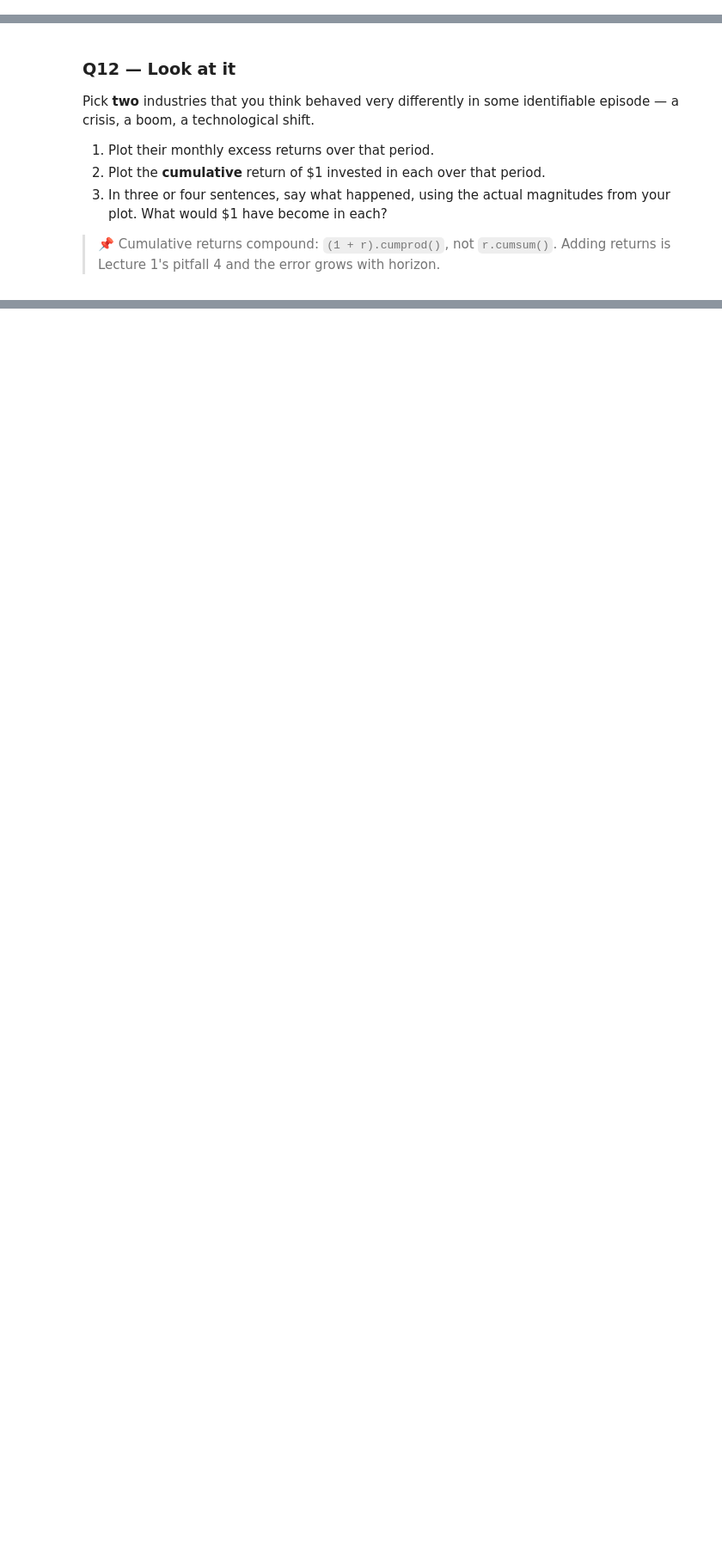
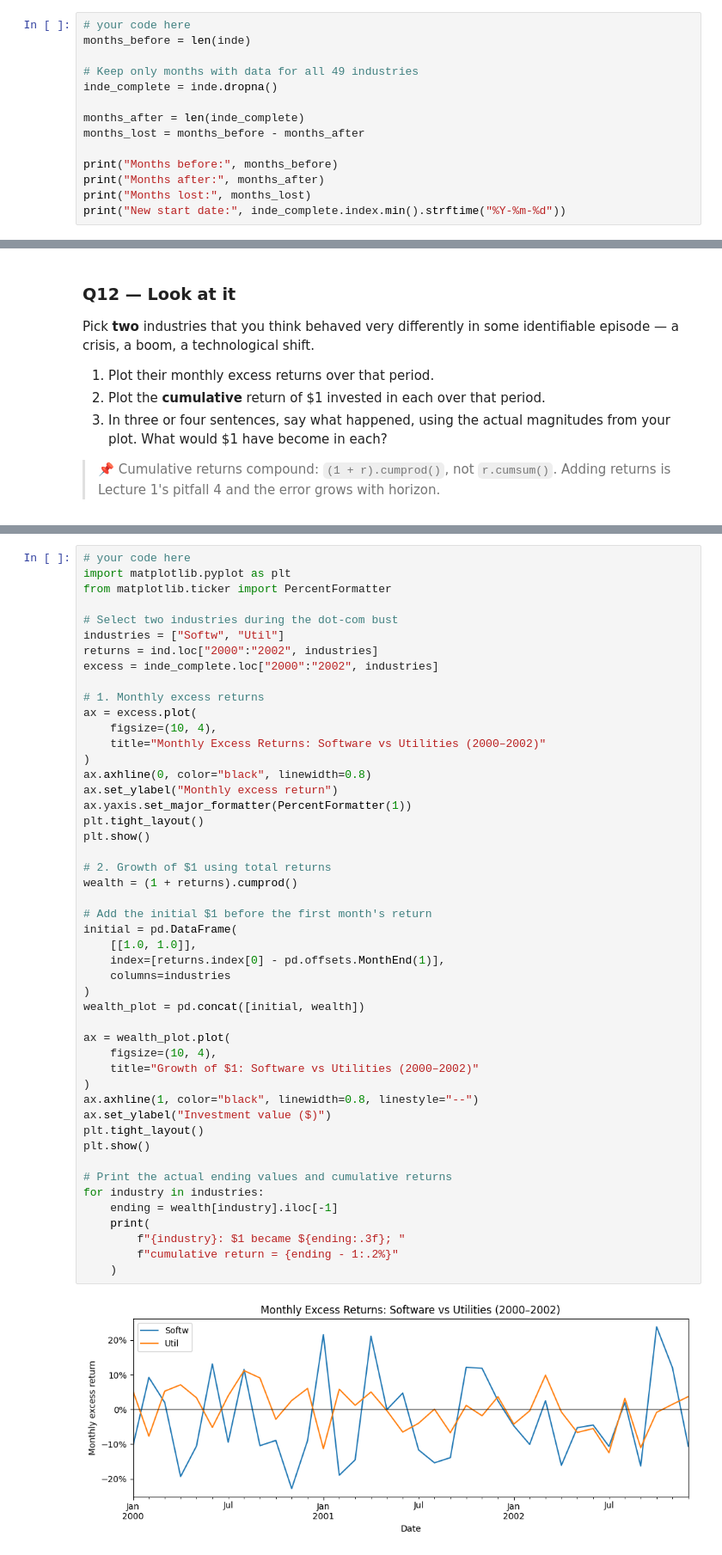
Before and after one commit to huangfu0411/harry-s-respository, a Jupyter notebook: chapters/Assignments/A1_Python_and_Pandas_AI.ipynb, the cells around one changed output, grey strips where cells are left out. Shown at 86% size. Drawn from its saved outputs; the diff is of its cells as text; blank space fills up the shorter version.

```diff
--- a/chapters/Assignments/A1_Python_and_Pandas_AI.ipynb
+++ b/chapters/Assignments/A1_Python_and_Pandas_AI.ipynb
@@ -343,0 +417,14 @@ sample now starts**.
+# %%
+# your code here
+months_before = len(inde)
+
+# Keep only months with data for all 49 industries
+inde_complete = inde.dropna()
+
+months_after = len(inde_complete)
+months_lost = months_before - months_after
+
+print("Months before:", months_before)
+print("Months after:", months_after)
+print("Months lost:", months_lost)
+print("New start date:", inde_complete.index.min().strftime("%Y-%m-%d"))
@@ -393,0 +554,50 @@ identifiable episode — a crisis, a boom, a technological shift.
+# %%
+# your code here
+import matplotlib.pyplot as plt
+from matplotlib.ticker import PercentFormatter
+
+# Select two industries during the dot-com bust
+industries = ["Softw", "Util"]
+returns = ind.loc["2000":"2002", industries]
+excess = inde_complete.loc["2000":"2002", industries]
+
+# 1. Monthly excess returns
+ax = excess.plot(
+    figsize=(10, 4),
+    title="Monthly Excess Returns: Software vs Utilities (2000–2002)"
+)
+ax.axhline(0, color="black", linewidth=0.8)
+ax.set_ylabel("Monthly excess return")
+ax.yaxis.set_major_formatter(PercentFormatter(1))
+plt.tight_layout()
+plt.show()
+
+# 2. Growth of $1 using total returns
+wealth = (1 + returns).cumprod()
+
+# Add the initial $1 before the first month's return
+initial = pd.DataFrame(
+    [[1.0, 1.0]],
+    index=[returns.index[0] - pd.offsets.MonthEnd(1)],
+    columns=industries
+)
+wealth_plot = pd.concat([initial, wealth])
+
+ax = wealth_plot.plot(
+    figsize=(10, 4),
+    title="Growth of $1: Software vs Utilities (2000–2002)"
+)
+ax.axhline(1, color="black", linewidth=0.8, linestyle="--")
+ax.set_ylabel("Investment value ($)")
+plt.tight_layout()
+plt.show()
+
+# Print the actual ending values and cumulative returns
+for industry in industries:
+    ending = wealth[industry].iloc[-1]
+    print(
+        f"{industry}: $1 became ${ending:.3f}; "
+        f"cumulative return = {ending - 1:.2%}"
+    )
+# %% [output]
+[figure, added]
```
Also changed, not shown: parts of 21 cells of this notebook.
